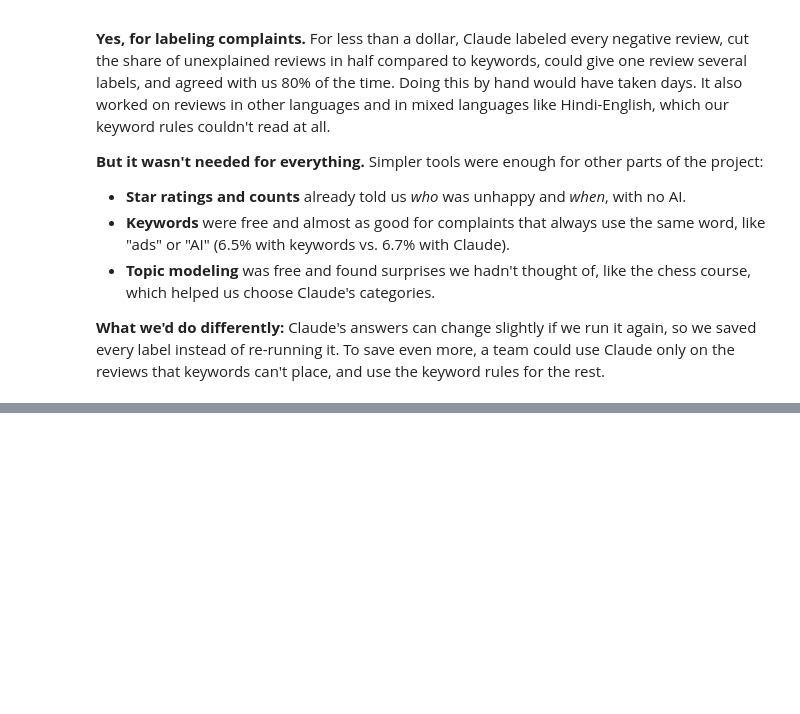
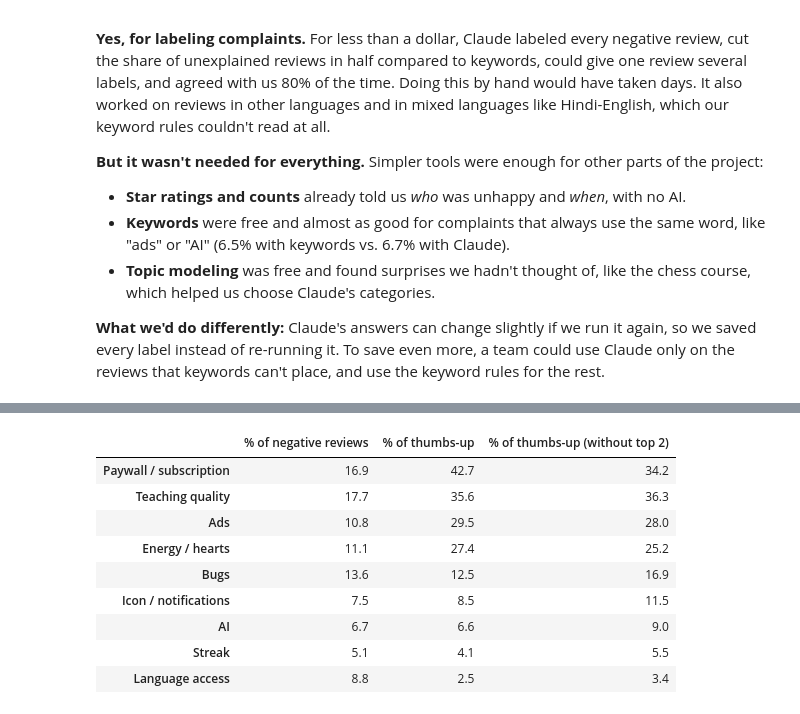
Before and after one commit to Teenna-Pachika/info4360-duolingo-reviews, a Jupyter notebook: notebooks/06_final_report.ipynb, the cells around one changed output, grey strips where cells are left out. Saved outputs shown, nothing was run; the diff lists cells and outputs as text; code cells hidden in the pictures; blank space fills up the shorter version.

```diff
--- a/notebooks/06_final_report.ipynb
+++ b/notebooks/06_final_report.ipynb
@@ -360,0 +452,25 @@ usage.round(3)
+# %%
+# Checking that one or two very popular reviews aren't driving the result
+# (the most-liked review has 1,231 thumbs-up on its own)
+def thumbs_share(data):
+    """Share of all thumbs-up that goes to reviews with each complaint."""
+    return pd.Series({n: data.loc[data[n], "thumbsUpCount"].sum() for n in COMPLAINTS.values()}) / data["thumbsUpCount"].sum() * 100
+
+top_two = neg.nlargest(2, "thumbsUpCount").index
+agreement = pd.DataFrame({
+    "% of negative reviews": share,
+    "% of thumbs-up": thumbs_share(neg),
+    "% of thumbs-up (without top 2)": thumbs_share(neg.drop(top_two)),
+}).round(1).sort_values("% of thumbs-up", ascending=False)
+agreement
+# %% [output]
+|  | % of negative reviews | % of thumbs-up | % of thumbs-up (without top 2) |
+| Paywall / subscription | 16.9 | 42.7 | 34.2 |
+| Teaching quality | 17.7 | 35.6 | 36.3 |
+| Ads | 10.8 | 29.5 | 28.0 |
+| Energy / hearts | 11.1 | 27.4 | 25.2 |
+| Bugs | 13.6 | 12.5 | 16.9 |
+| Icon / notifications | 7.5 | 8.5 | 11.5 |
+| AI | 6.7 | 6.6 | 9.0 |
+| Streak | 5.1 | 4.1 | 5.5 |
+| Language access | 8.8 | 2.5 | 3.4 |
```
Also changed, not shown: parts of 12 cells of this notebook.
